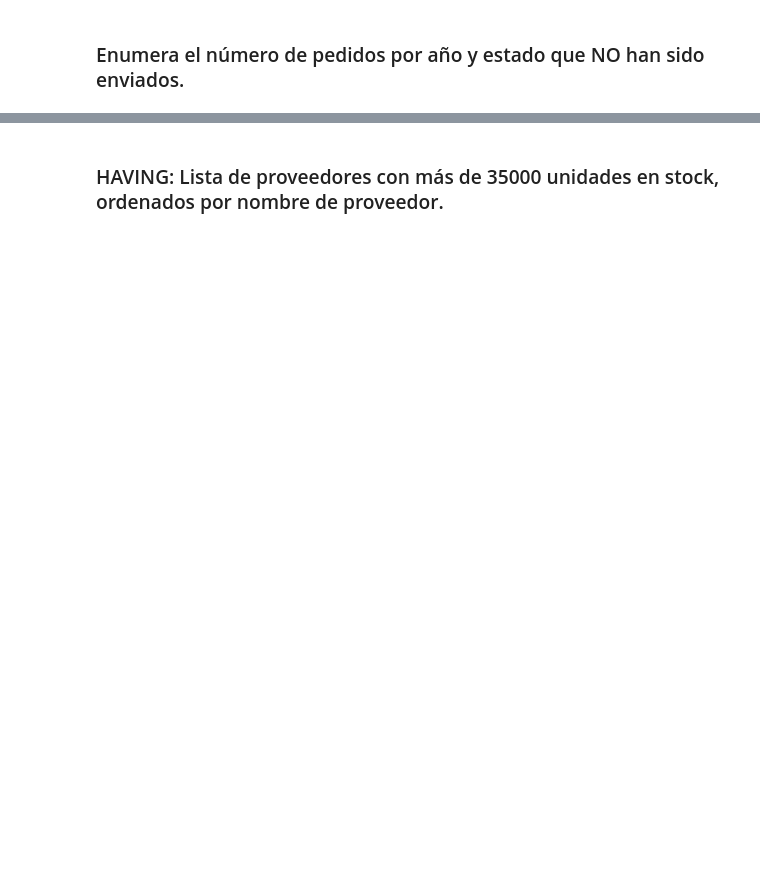
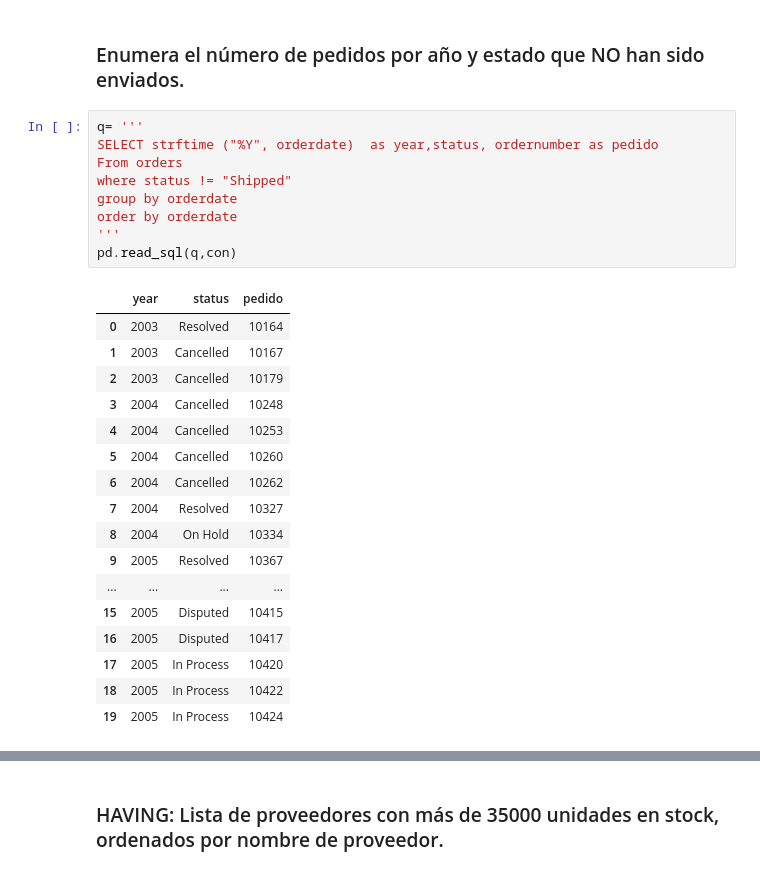
Before and after one commit to Unbiunio/SQL_practice, a Jupyter notebook: ClassicModels_curso_SQL.ipynb, the cells around one changed output, grey strips where cells are left out. Saved outputs shown, nothing was run; the diff lists cells and outputs as text; blank space fills up the shorter version.

```diff
--- a/ClassicModels_curso_SQL.ipynb
+++ b/ClassicModels_curso_SQL.ipynb
@@ -617,2 +788,29 @@ pd.read_sql(q,con)
 # %% [markdown]
 ### Enumera el número de pedidos por año y estado que NO han sido enviados.
+# %%
+q= '''
+SELECT strftime ("%Y", orderdate)  as year,status, ordernumber as pedido
+From orders
+where status != "Shipped"
+group by orderdate
+order by orderdate
+'''
+pd.read_sql(q,con)
+# %% [output]
+|  | year | status | pedido |
+| 0 | 2003 | Resolved | 10164 |
+| 1 | 2003 | Cancelled | 10167 |
+| 2 | 2003 | Cancelled | 10179 |
+| 3 | 2004 | Cancelled | 10248 |
+| 4 | 2004 | Cancelled | 10253 |
+| 5 | 2004 | Cancelled | 10260 |
+| 6 | 2004 | Cancelled | 10262 |
+| 7 | 2004 | Resolved | 10327 |
+| 8 | 2004 | On Hold | 10334 |
+| 9 | 2005 | Resolved | 10367 |
+| ... | ... | ... | ... |
+| 15 | 2005 | Disputed | 10415 |
+| 16 | 2005 | Disputed | 10417 |
+| 17 | 2005 | In Process | 10420 |
+| 18 | 2005 | In Process | 10422 |
+| 19 | 2005 | In Process | 10424 |
```
Also changed, not shown: parts of 16 cells of this notebook.
